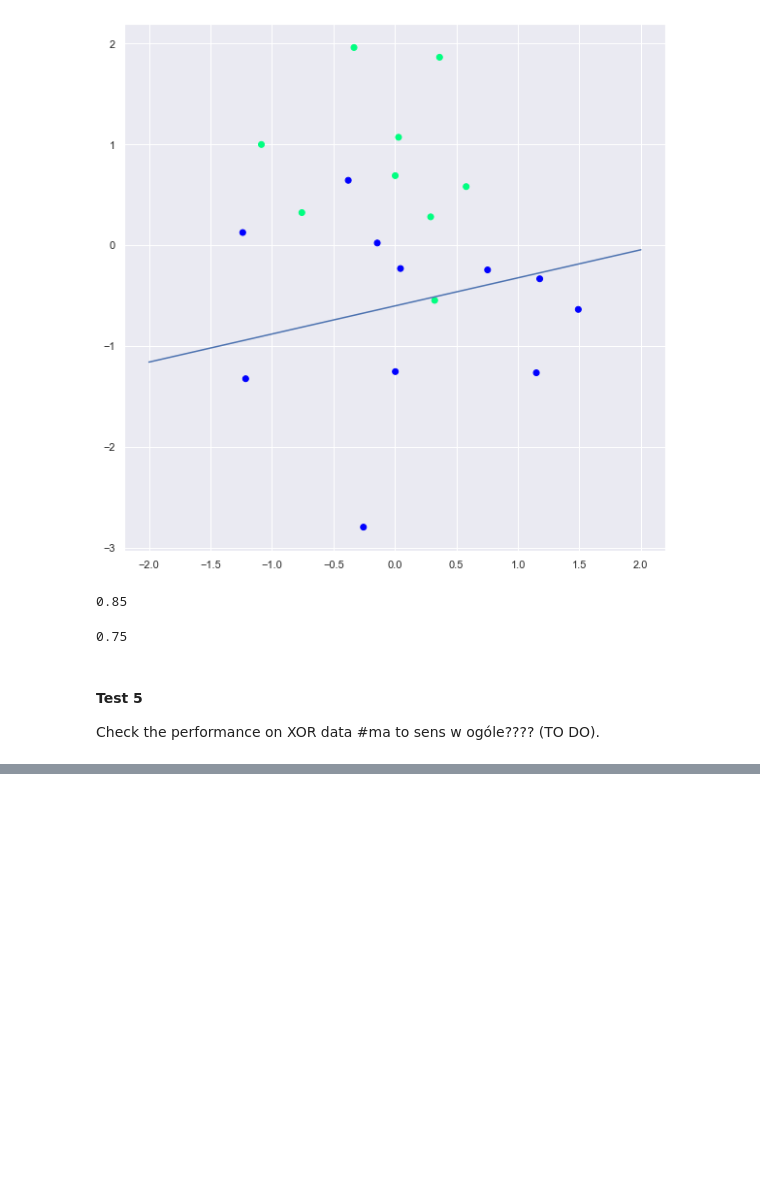
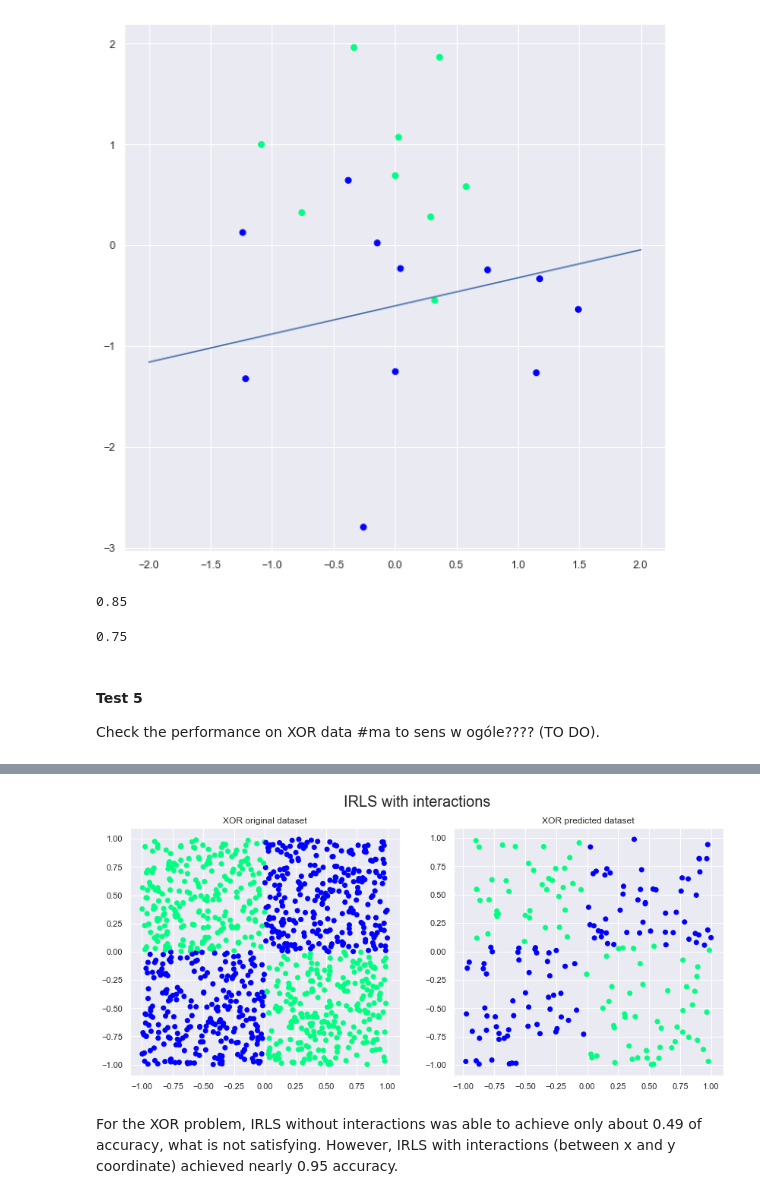
Before and after one commit to MaroonBlue/AML_Project1_IRLS, a Jupyter notebook: tests.ipynb, the cells around one changed output, grey strips where cells are left out. Saved outputs shown, nothing was run; the diff lists cells and outputs as text; code cells hidden in the pictures; blank space fills up the shorter version.

```diff
--- a/tests.ipynb
+++ b/tests.ipynb
@@ -209,0 +241,12 @@ Check the performance on XOR data #ma to sens w ogóle???? (TO DO).
+# %%
+fig, ax = plt.subplots(1,2,figsize=(14, 6))
+ax[0].scatter(xor_X[:, 0], xor_X[:, 1], c=xor_y, cmap='winter')
+ax[0].title.set_text('XOR original dataset')
+ax[1].scatter(xor_X_test[:, 0], xor_X_test[:, 1], c=xor_y_pred_with, cmap='winter')
+ax[1].title.set_text('XOR predicted dataset')
+fig.suptitle('IRLS with interactions', fontsize=20)
+plt.show()
+# %% [output]
+[figure, added]
+# %% [markdown]
+For the XOR problem, IRLS without interactions was able to achieve only about 0.49 of accuracy, what is not satisfying. However, IRLS with interactions (between x and y coordinate) achieved nearly 0.95 accuracy.
```
Also changed, not shown: parts of 7 cells of this notebook.
